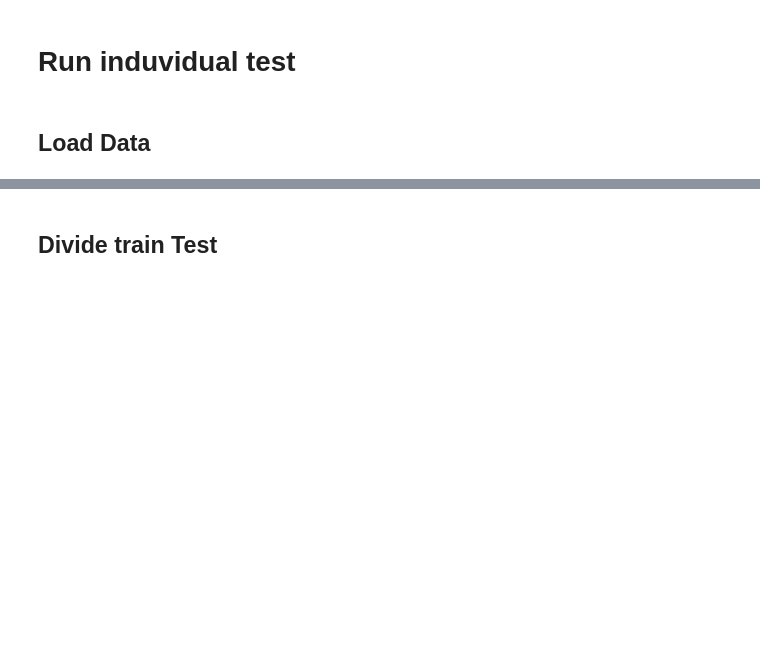
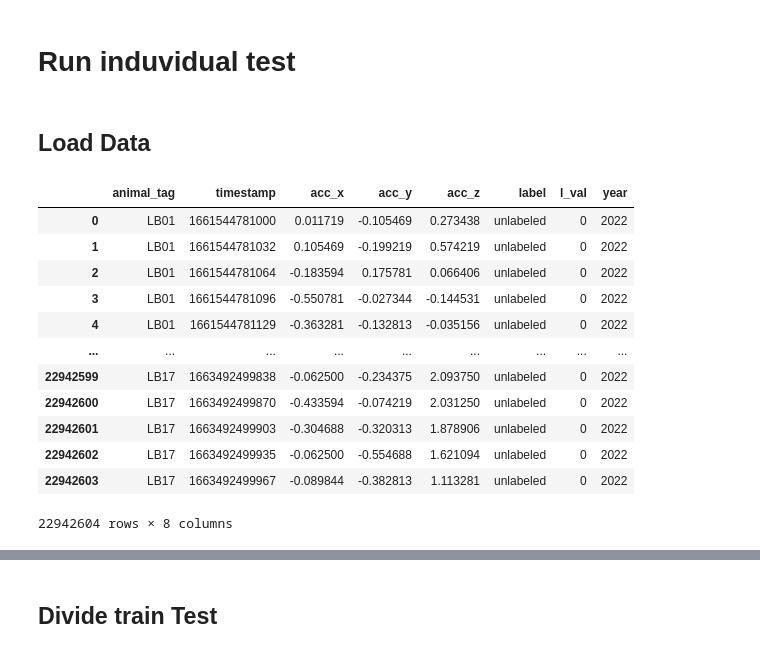
Before and after one commit to MorJaime/Biodata, a Jupyter notebook: codes/notebooks/2.1_MOS-Unet.ipynb, the cells around one changed output, grey strips where cells are left out. Cells and saved outputs as stored; diff of their text form; code cells hidden in the pictures; blank space fills up the shorter version.

```diff
--- a/codes/notebooks/2.1_MOS-Unet.ipynb
+++ b/codes/notebooks/2.1_MOS-Unet.ipynb
@@ -291,5 +416,19 @@ leave_one_bird_out_cv(data_df,save_folder,simclass_d, nb_epoch=500, fi=24)
 # %% [markdown]
 ## Load Data
 # %%
-data_df = pd.read_csv(r"G:\JaimeMorales\Codes\omizunagidori\database\omizunagidori\2019\l_2019_acc.csv")
+data_df = pd.read_csv(r"G:\JaimeMorales\Codes\omizunagidori\database\omizunagidori\2022\l_2022_acc.csv")
 data_df
+# %% [output]
+|  | animal_tag | timestamp | acc_x | acc_y | acc_z | label | l_val | year |
+| 0 | LB01 | 1661544781000 | 0.011719 | -0.105469 | 0.273438 | unlabeled | 0 | 2022 |
+| 1 | LB01 | 1661544781032 | 0.105469 | -0.199219 | 0.574219 | unlabeled | 0 | 2022 |
+| 2 | LB01 | 1661544781064 | -0.183594 | 0.175781 | 0.066406 | unlabeled | 0 | 2022 |
+| 3 | LB01 | 1661544781096 | -0.550781 | -0.027344 | -0.144531 | unlabeled | 0 | 2022 |
+| 4 | LB01 | 1661544781129 | -0.363281 | -0.132813 | -0.035156 | unlabeled | 0 | 2022 |
+| ... | ... | ... | ... | ... | ... | ... | ... | ... |
+| 22942599 | LB17 | 1663492499838 | -0.062500 | -0.234375 | 2.093750 | unlabeled | 0 | 2022 |
+| 22942600 | LB17 | 1663492499870 | -0.433594 | -0.074219 | 2.031250 | unlabeled | 0 | 2022 |
+| 22942601 | LB17 | 1663492499903 | -0.304688 | -0.320313 | 1.878906 | unlabeled | 0 | 2022 |
+| 22942602 | LB17 | 1663492499935 | -0.062500 | -0.554688 | 1.621094 | unlabeled | 0 | 2022 |
+| 22942603 | LB17 | 1663492499967 | -0.089844 | -0.382813 | 1.113281 | unlabeled | 0 | 2022 |
+22942604 rows × 8 columns
```
Also changed, not shown: parts of 24 cells of this notebook, 4 other files.
